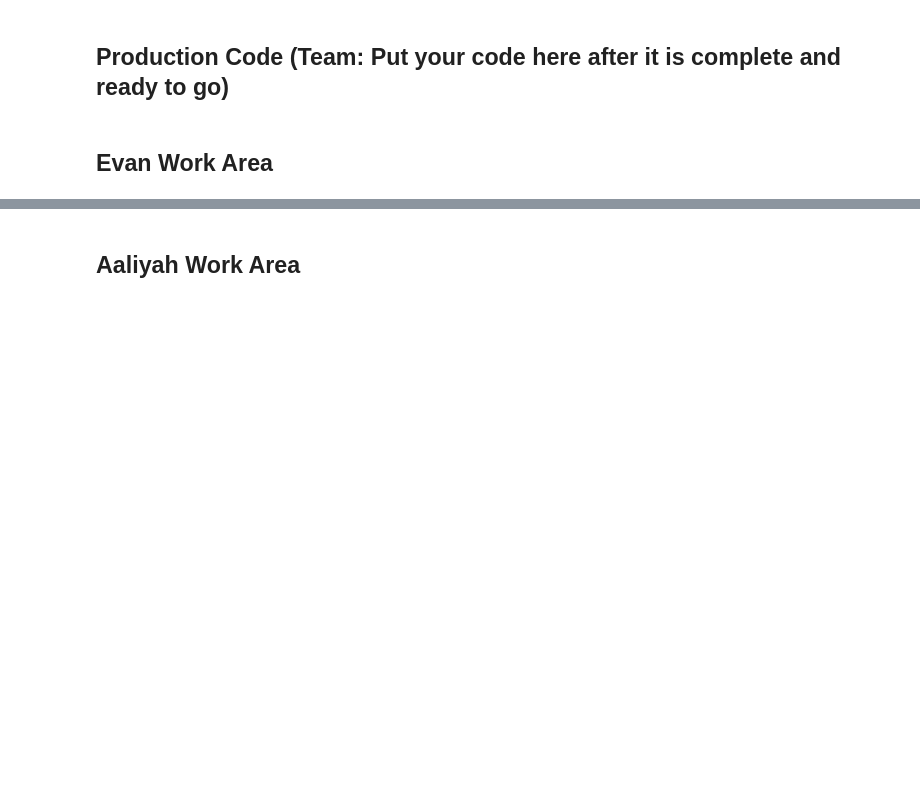
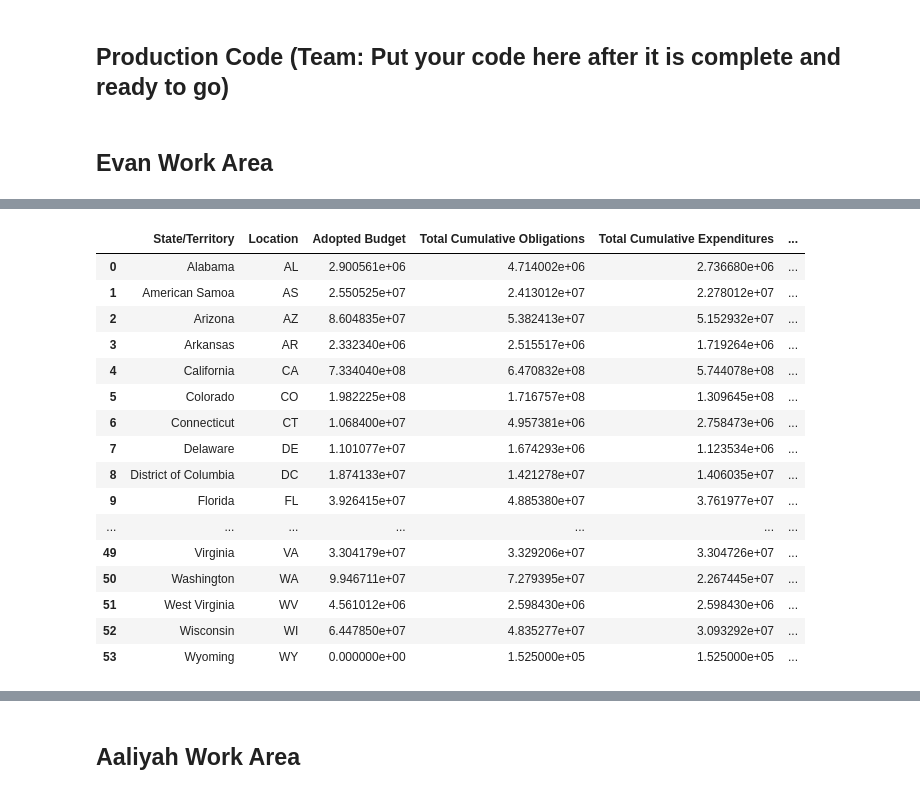
Before and after one commit to Evdawg/Project_1_Covid_Data, a Jupyter notebook: Project_1_covid.ipynb, the cells around one changed output, grey strips where cells are left out. Drawn from its saved outputs; the diff is of its cells as text; code cells hidden in the pictures; blank space fills up the shorter version.

```diff
--- a/Project_1_covid.ipynb
+++ b/Project_1_covid.ipynb
@@ -110,13 +148,10 @@ covid_projects_df.head(3)
 # %%
-# Try to group the filtered dataframe by state, summing applicable $ value columns
-    ## if we get errors, then we need to clean columns causing errors.
-    ## eg) 'Adopted Budget' column has values containing "-". This might prevent the .sum() function from working
+### Group the filtered dataframe by state, summing applicable $ value columns
+    # if errors, clean columns causing errors.
+    # eg) 'Adopted Budget' column has values containing "-". This might prevent the .sum() function from working
 
-# example) covid_projects_df.groupby(['State/Territory']).sum(['Adopted Budget', 'Total Cumulative Obligations', 'Total Cumulative Expenditures'])
-
-
-state_spending_df = covid_projects_df.groupby(['State/Territory'], as_index=False).sum(['Adopted Budget', 'Total Cumulative Obligations',
+covid_sums_df = covid_projects_df.groupby(['State/Territory'], as_index=False).sum(['Adopted Budget', 'Total Cumulative Obligations',
                                                                         'Total Cumulative Expenditures'])
 
-print(f'The column headers for the state_spending_df are:\n\n {state_spending_df.columns}')
-state_spending_df.head()
+print(f'The column headers for the state_spending_df are:\n\n {covid_sums_df.columns}')
+covid_sums_df.head(1)
@@ -123,6 +166,6 @@ state_spending_df.head()
 # %%
-# Add column of state name abbreviations:
-# source: https://gist.github.com/rogerallen/1583593
+### Add column of state name abbreviations:
+    # source: https://gist.github.com/rogerallen/1583593
 
 us_state_to_abbrev = {
     "Alabama": "AL",
@@ -184,9 +227,9 @@ us_state_to_abbrev = {
     "Virgin Islands": "VI",
 }
 
-# add abbreviated state name column and reorder so the abbrev is after full state name column:
-state_spending_df['Location'] = state_spending_df['State/Territory'].map(us_state_to_abbrev)
-state_spending_df = state_spending_df[['State/Territory', 'Location', 'Adopted Budget',
+### add abbreviated state name column and reorder so the abbrev is after full state name column:
+covid_sums_df['Location'] = covid_sums_df['State/Territory'].map(us_state_to_abbrev)
+covid_sums_df = covid_sums_df[['State/Territory', 'Location', 'Adopted Budget',
                                        'Total Cumulative Obligations', 'Total Cumulative Expenditures']]
 
-state_spending_df
+covid_sums_df.head()
@@ -192,0 +243,7 @@ state_spending_df
+# %%
+### Groupby and count 'Project ID' in the covid_projects_df
+### then pd.merge onto state_spending_df, inplace=True
+
+covid_counts_df = covid_projects_df.groupby(['State/Territory'], as_index=False).count()[['State/Territory', 'Project ID']]
+
+covid_counts_df.head()
@@ -193 +257,28 @@ state_spending_df
+# %%
+### Now merge the vaccine projects count by state onto the state_spending_df:
+
+state_spending_df = pd.merge(covid_sums_df, covid_counts_df, how ='inner', on =('State/Territory'))
+# %%
+### Rename the counted 'Project ID' column for clarity:
+state_spending_df.rename(columns = {'Project ID':'Count of Vaccine Projects'}, inplace = True)
+
+state_spending_df
+# %% [output]
+|  | State/Territory | Location | Adopted Budget | Total Cumulative Obligations | Total Cumulative Expenditures | ... |
+| 0 | Alabama | AL | 2.900561e+06 | 4.714002e+06 | 2.736680e+06 | ... |
+| 1 | American Samoa | AS | 2.550525e+07 | 2.413012e+07 | 2.278012e+07 | ... |
+| 2 | Arizona | AZ | 8.604835e+07 | 5.382413e+07 | 5.152932e+07 | ... |
+| 3 | Arkansas | AR | 2.332340e+06 | 2.515517e+06 | 1.719264e+06 | ... |
+| 4 | California | CA | 7.334040e+08 | 6.470832e+08 | 5.744078e+08 | ... |
+| 5 | Colorado | CO | 1.982225e+08 | 1.716757e+08 | 1.309645e+08 | ... |
+| 6 | Connecticut | CT | 1.068400e+07 | 4.957381e+06 | 2.758473e+06 | ... |
+| 7 | Delaware | DE | 1.101077e+07 | 1.674293e+06 | 1.123534e+06 | ... |
+| 8 | District of Columbia | DC | 1.874133e+07 | 1.421278e+07 | 1.406035e+07 | ... |
+| 9 | Florida | FL | 3.926415e+07 | 4.885380e+07 | 3.761977e+07 | ... |
+| ... | ... | ... | ... | ... | ... | ... |
+| 49 | Virginia | VA | 3.304179e+07 | 3.329206e+07 | 3.304726e+07 | ... |
+| 50 | Washington | WA | 9.946711e+07 | 7.279395e+07 | 2.267445e+07 | ... |
+| 51 | West Virginia | WV | 4.561012e+06 | 2.598430e+06 | 2.598430e+06 | ... |
+| 52 | Wisconsin | WI | 6.447850e+07 | 4.835277e+07 | 3.093292e+07 | ... |
+| 53 | Wyoming | WY | 0.000000e+00 | 1.525000e+05 | 1.525000e+05 | ... |
 # %%
```
Also changed, not shown: parts of 25 cells of this notebook.
